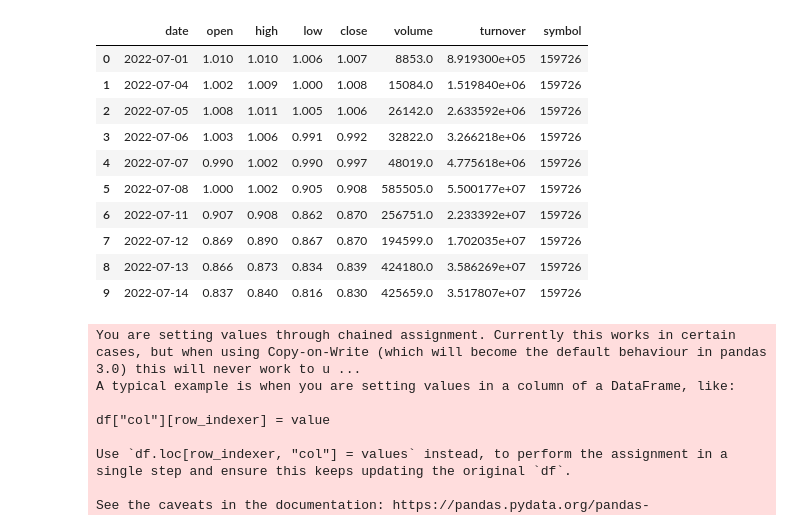
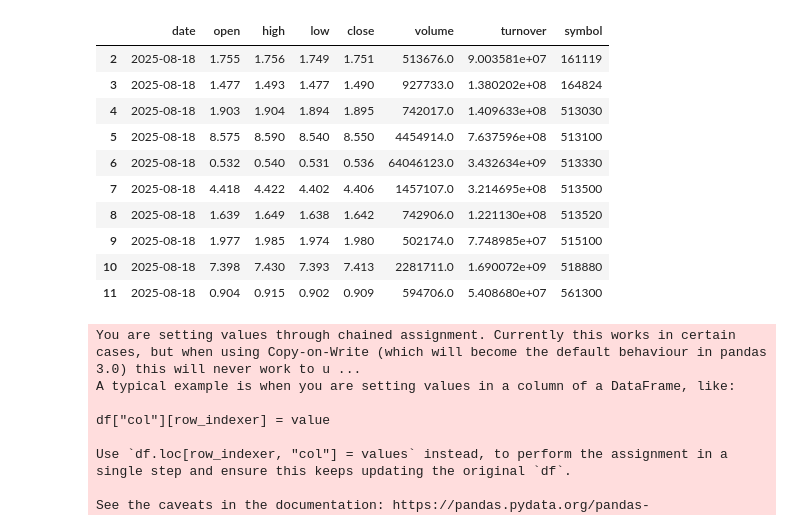
Before and after one commit to le0l1/quant-store, a Jupyter notebook: strategy/etf-mom.ipynb, the cells around one changed output. Cells and saved outputs as stored; diff of their text form; code cells hidden in the pictures.

```diff
--- a/strategy/etf-mom.ipynb
+++ b/strategy/etf-mom.ipynb
@@ -6,50 +6,50 @@ import duckdb
 etfs = ['561300', '159726', '515100', '513500', '161119',
         '518880', '164824', '159985', '513330', '513100',
         '513030', '513520']
-start_date = '2022-07-01'
-end_date   = '2025-07-31'
+start_date = '2025-08-18'
+end_date   = '2025-08-18'
 
 con = duckdb.connect(database=':memory:', read_only=False)
 symbols_tuple = tuple(etfs)
 
-path = '../dataset/data/etf_prices/**/*.parquet'
+path = '../dataset/data/etf_prices/**/data.parquet'
 
 query = f"""
 SELECT
     date,
     open,
     high,
     low,
     close,
     volume,
     turnover,
     symbol
 FROM read_parquet('{path}')
 WHERE symbol IN {symbols_tuple}
 AND date BETWEEN '{start_date}' AND '{end_date}'
 ORDER BY symbol, date
 """
 
 df_all = con.execute(query).df()
 con.close()
 
 # 类型转换
 df_all['date'] = pd.to_datetime(df_all['date'])
 numeric_cols = ['open', 'high', 'low', 'close', 'volume']
 df_all[numeric_cols] = df_all[numeric_cols].astype(float)
-df_all.head(10)
+df_all.tail(10)
 # %% [output]
 |  | date | open | high | low | close | volume | turnover | symbol |
-| 0 | 2022-07-01 | 1.010 | 1.010 | 1.006 | 1.007 | 8853.0 | 8.919300e+05 | 159726 |
-| 1 | 2022-07-04 | 1.002 | 1.009 | 1.000 | 1.008 | 15084.0 | 1.519840e+06 | 159726 |
-| 2 | 2022-07-05 | 1.008 | 1.011 | 1.005 | 1.006 | 26142.0 | 2.633592e+06 | 159726 |
-| 3 | 2022-07-06 | 1.003 | 1.006 | 0.991 | 0.992 | 32822.0 | 3.266218e+06 | 159726 |
-| 4 | 2022-07-07 | 0.990 | 1.002 | 0.990 | 0.997 | 48019.0 | 4.775618e+06 | 159726 |
-| 5 | 2022-07-08 | 1.000 | 1.002 | 0.905 | 0.908 | 585505.0 | 5.500177e+07 | 159726 |
-| 6 | 2022-07-11 | 0.907 | 0.908 | 0.862 | 0.870 | 256751.0 | 2.233392e+07 | 159726 |
-| 7 | 2022-07-12 | 0.869 | 0.890 | 0.867 | 0.870 | 194599.0 | 1.702035e+07 | 159726 |
-| 8 | 2022-07-13 | 0.866 | 0.873 | 0.834 | 0.839 | 424180.0 | 3.586269e+07 | 159726 |
-| 9 | 2022-07-14 | 0.837 | 0.840 | 0.816 | 0.830 | 425659.0 | 3.517807e+07 | 159726 |
+| 2 | 2025-08-18 | 1.755 | 1.756 | 1.749 | 1.751 | 513676.0 | 9.003581e+07 | 161119 |
+| 3 | 2025-08-18 | 1.477 | 1.493 | 1.477 | 1.490 | 927733.0 | 1.380202e+08 | 164824 |
+| 4 | 2025-08-18 | 1.903 | 1.904 | 1.894 | 1.895 | 742017.0 | 1.409633e+08 | 513030 |
+| 5 | 2025-08-18 | 8.575 | 8.590 | 8.540 | 8.550 | 4454914.0 | 7.637596e+08 | 513100 |
+| 6 | 2025-08-18 | 0.532 | 0.540 | 0.531 | 0.536 | 64046123.0 | 3.432634e+09 | 513330 |
+| 7 | 2025-08-18 | 4.418 | 4.422 | 4.402 | 4.406 | 1457107.0 | 3.214695e+08 | 513500 |
+| 8 | 2025-08-18 | 1.639 | 1.649 | 1.638 | 1.642 | 742906.0 | 1.221130e+08 | 513520 |
+| 9 | 2025-08-18 | 1.977 | 1.985 | 1.974 | 1.980 | 502174.0 | 7.748985e+07 | 515100 |
+| 10 | 2025-08-18 | 7.398 | 7.430 | 7.393 | 7.413 | 2281711.0 | 1.690072e+09 | 518880 |
+| 11 | 2025-08-18 | 0.904 | 0.915 | 0.902 | 0.909 | 594706.0 | 5.408680e+07 | 561300 |
 # %%
 # ------------------------------------------------------------------
 # 2. 构造 cerebro 并循环添加每个 ETF 的数据
```
Also changed, not shown: 24 other files.
